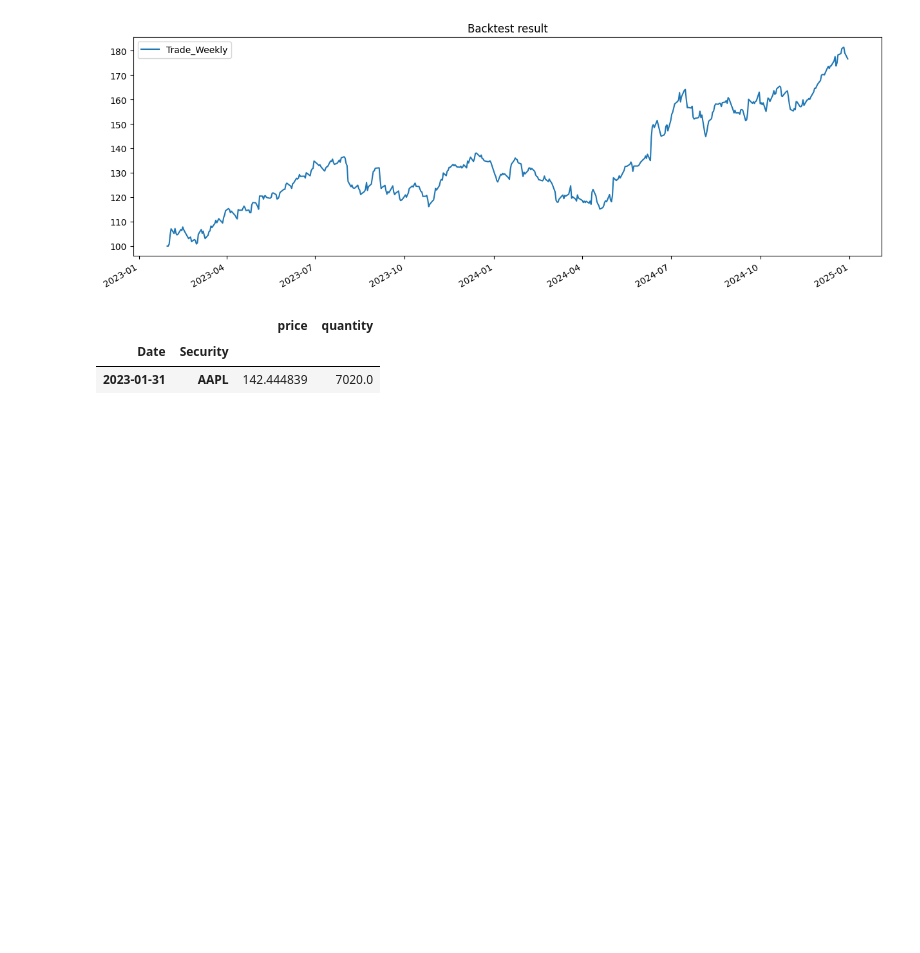
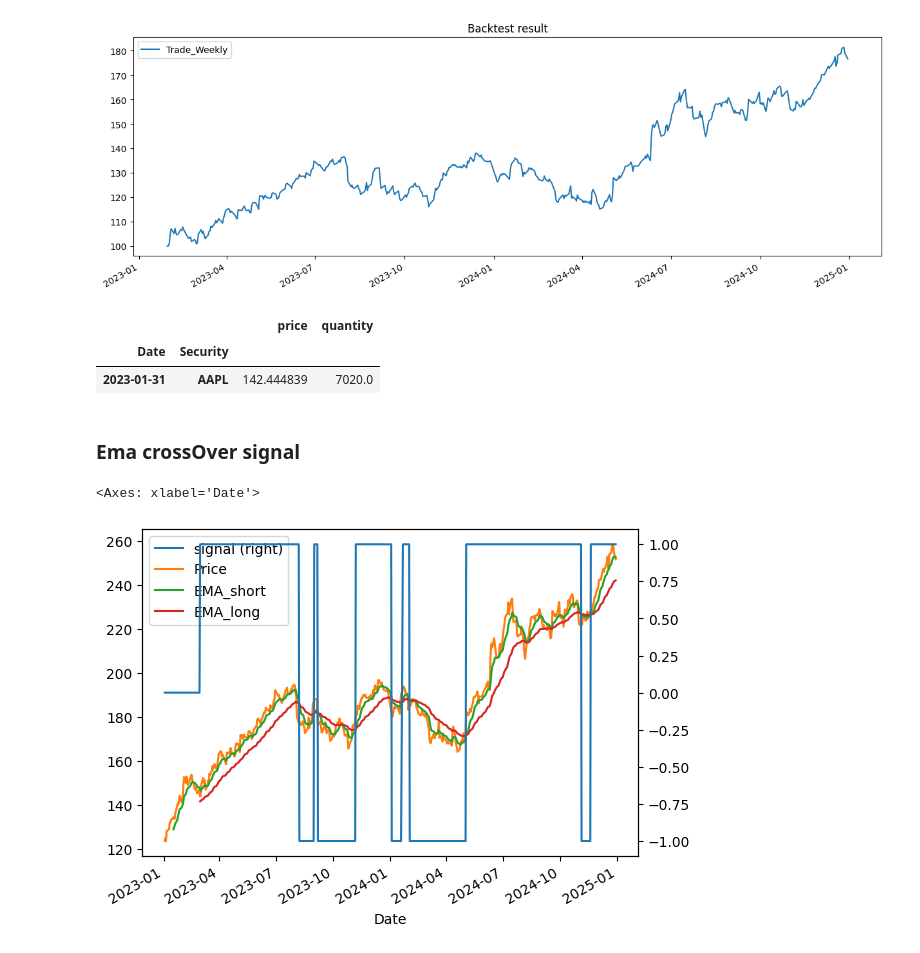
Before and after one commit to Mayahm04/Financial_Trading, a Jupyter notebook: project.ipynb, the cells around one changed output. Cells and saved outputs as stored; diff of their text form; code cells hidden in the pictures; blank space fills up the shorter version.

Commit message:
based signals

```diff
--- a/project.ipynb
+++ b/project.ipynb
@@ -263,3 +263,26 @@ result.get_transactions()
 |  |  | price | quantity |
 | Date | Security |  |  |
 | 2023-01-31 | AAPL | 142.444839 | 7020.0 |
+# %% [markdown]
+### Ema crossOver signal
+# %%
+EMA_short = talib.EMA(data['Close'],
+                      timeperiod=10).to_frame()
+EMA_long = talib.EMA(data['Close'],
+                     timeperiod=40).to_frame()
+# %%
+signal = EMA_long.copy()
+signal[EMA_long.isnull()] = 0
+# %%
+signal[EMA_short > EMA_long] = 1
+signal[EMA_short < EMA_long] = -1
+# %%
+# Merge the data
+combined_df = bt.merge(signal, data['Close'], EMA_short, EMA_long)
+combined_df.columns = ['signal', 'Price', 'EMA_short', 'EMA_long']
+# Plot the signal, price and MAs
+combined_df.plot(secondary_y=['signal'])
+#plt.savefig("Data/emacross.jpg")
+# %% [output]
+<Axes: xlabel='Date'>
+[figure, added]
```
Also changed, not shown: parts of 7 cells of this notebook.
